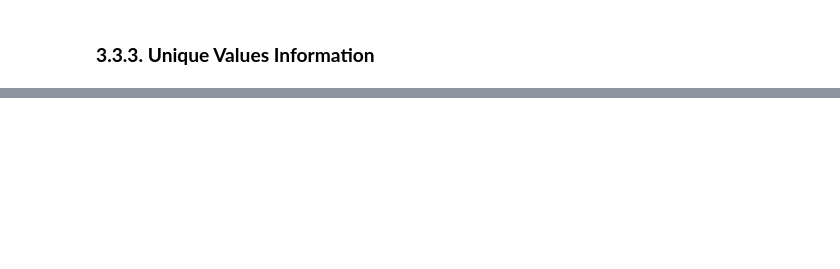
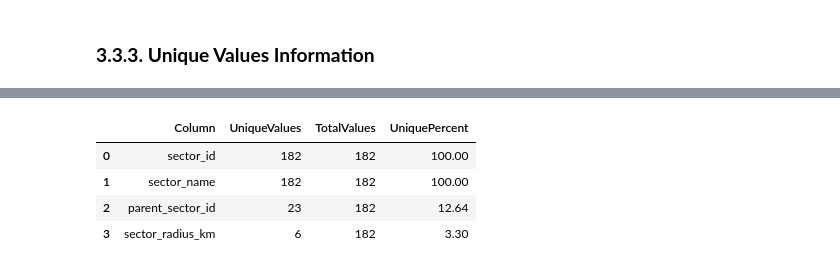
Before and after one commit to saricmilos/coding-challenge, a Jupyter notebook: notebooks/coding_challenge.ipynb, the cells around one changed output, grey strips where cells are left out. Drawn from its saved outputs; the diff is of its cells as text; code cells hidden in the pictures; blank space fills up the shorter version.

```diff
--- a/notebooks/coding_challenge.ipynb
+++ b/notebooks/coding_challenge.ipynb
@@ -376,0 +575,8 @@ get_missing_value_summary(sectors_df)
+# %%
+unique_values(sectors_df)
+# %% [output]
+|  | Column | UniqueValues | TotalValues | UniquePercent |
+| 0 | sector_id | 182 | 182 | 100.00 |
+| 1 | sector_name | 182 | 182 | 100.00 |
+| 2 | parent_sector_id | 23 | 182 | 12.64 |
+| 3 | sector_radius_km | 6 | 182 | 3.30 |
```
Also changed, not shown: parts of 29 cells of this notebook.
